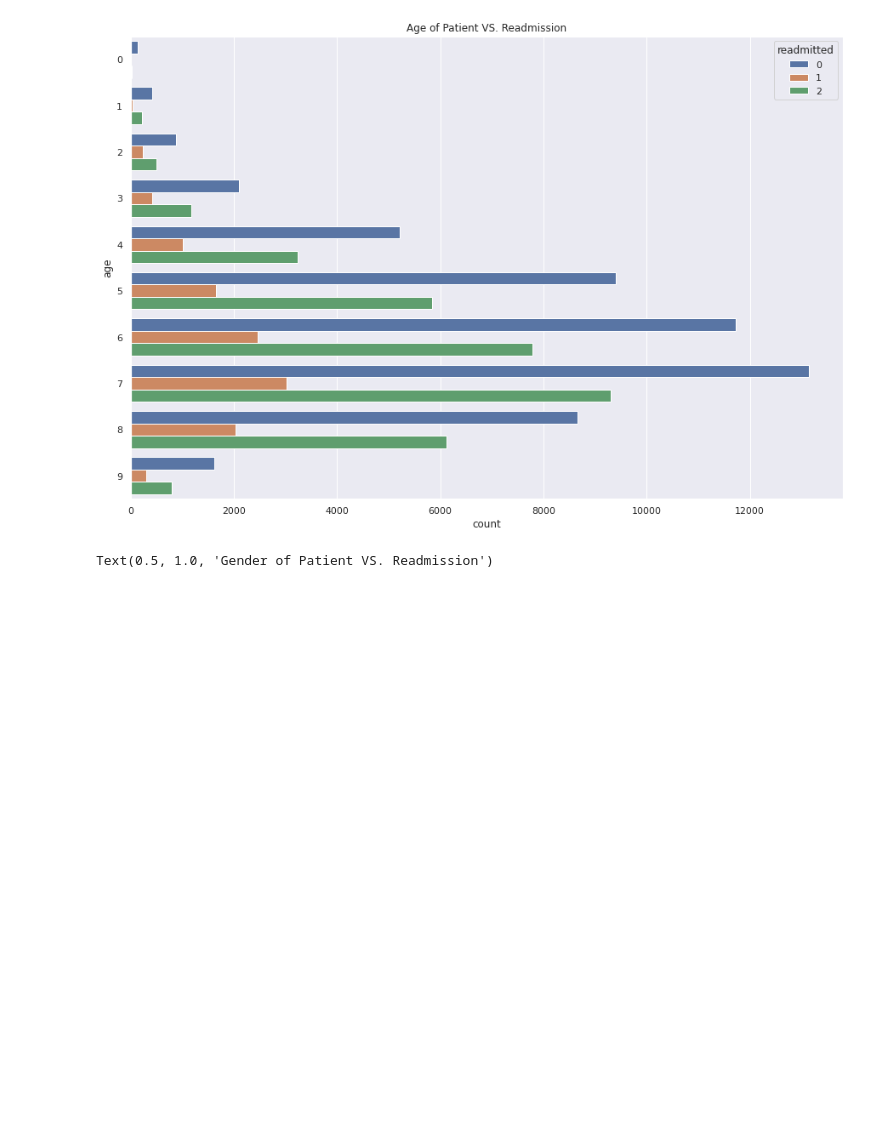
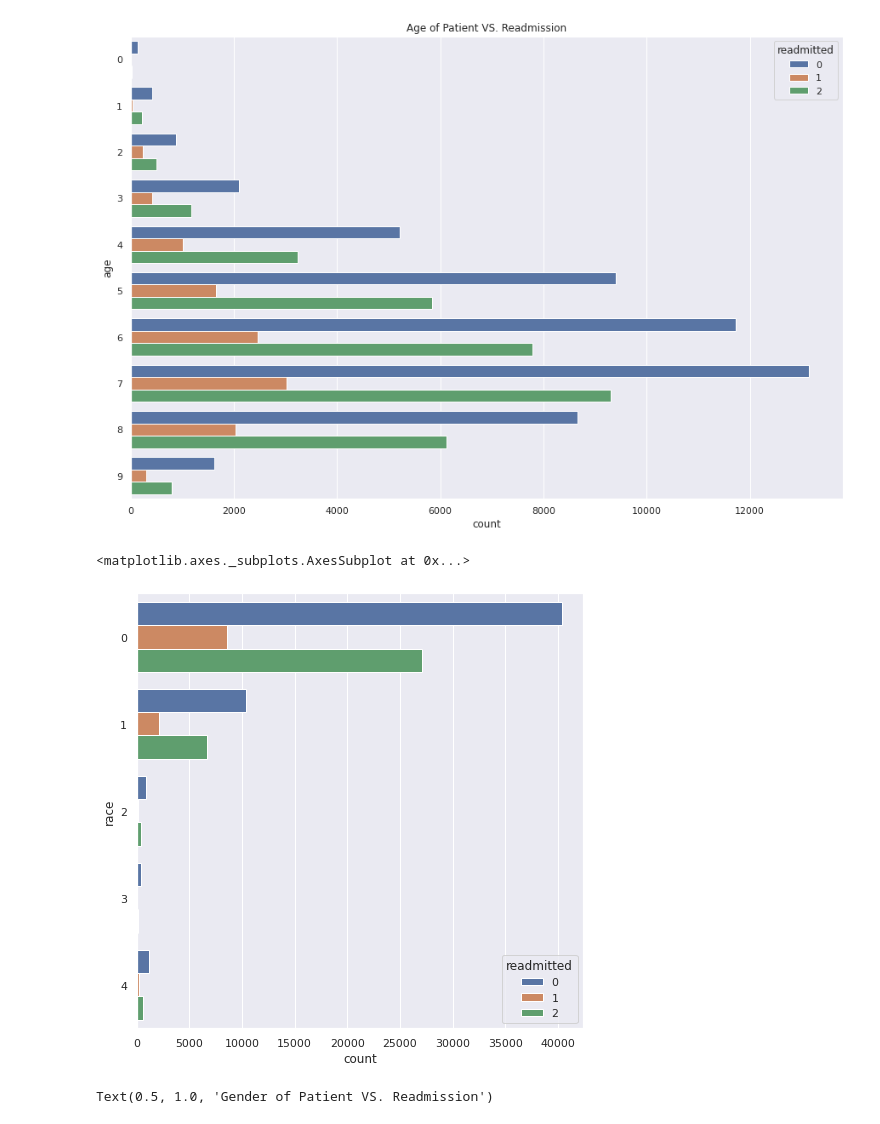
Before and after one commit to tajrink/summer_microcredential, a Jupyter notebook: Diabetes_.ipynb, the cells around one changed output. Saved outputs shown, nothing was run; the diff lists cells and outputs as text; code cells hidden in the pictures; blank space fills up the shorter version.

```diff
--- a/Diabetes_.ipynb
+++ b/Diabetes_.ipynb
@@ -279,8 +279,11 @@ Text(0.5, 1.0, 'Age of Patient VS. Readmission')
 [figure]
 # %%
 #Ethnicity of patient and Readmission
-#fig = plt.figure(figsize=(8,8))
-#sns.countplot(y = df['race'], hue = df['readmitted'])
+fig = plt.figure(figsize=(8,8))
+sns.countplot(y = df['race'], hue = df['readmitted'])
+# %% [output]
+<matplotlib.axes._subplots.AxesSubplot at 0x...>
+[figure, added]
 # %%
 #Gender and Readmission
 fig = plt.figure(figsize=(8,8))
```
Also changed, not shown: parts of 10 cells of this notebook.
